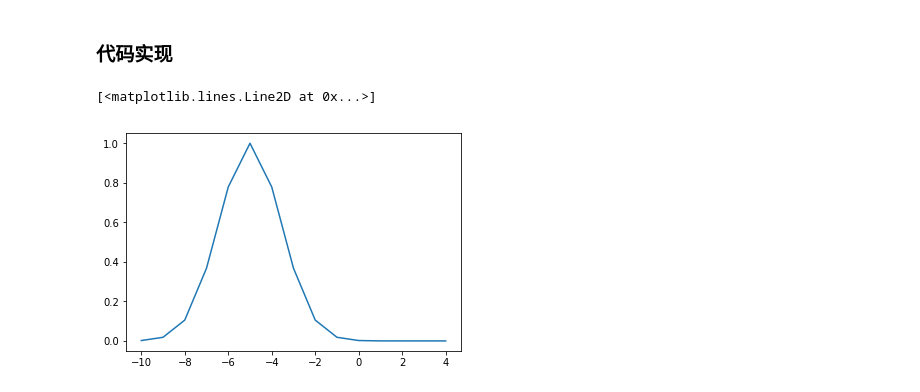
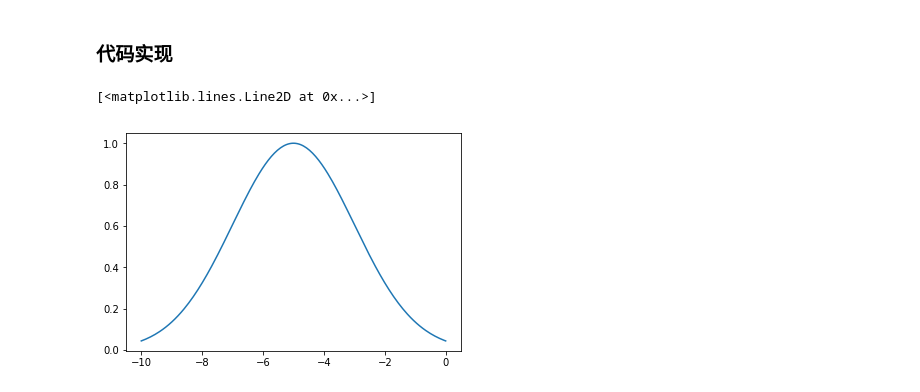
Before and after one commit to zhqiu/Jupyter-Notebooks, a Jupyter notebook: Annealed Importance Sampling/Annealed Importance Sampling.ipynb, the cells around one changed output. Cells and saved outputs as stored; diff of their text form; code cells hidden in the pictures.

```diff
--- a/Annealed Importance Sampling/Annealed Importance Sampling.ipynb
+++ b/Annealed Importance Sampling/Annealed Importance Sampling.ipynb
@@ -78,12 +100,17 @@ import matplotlib.pyplot as plt
 
 
 def f_0(x):
-    """ Target distribution -- 正比于 N(-5, 2) """
-    return np.exp(-(x+5)**2/2/2)
+    """
+        目标分布（我们真正想从中采样的分布）
+        Target distribution -- 正比于 N(-5, 2)
+    """
+    return np.exp(-(x+5)**2/(2 * 2**2))
 # %%
-x = np.array(range(-10,5,1))
+# 目标分布N(-5,2)所对应的函数的图像
+
+x = np.linspace(-10, 0, 200)
 
 plt.plot(x, f_0(x))
 # %% [output]
 [<matplotlib.lines.Line2D at 0x...>]
-[figure, old version]
+[figure, new version]
```
Also changed, not shown: parts of 19 cells of this notebook, 6 other files.
